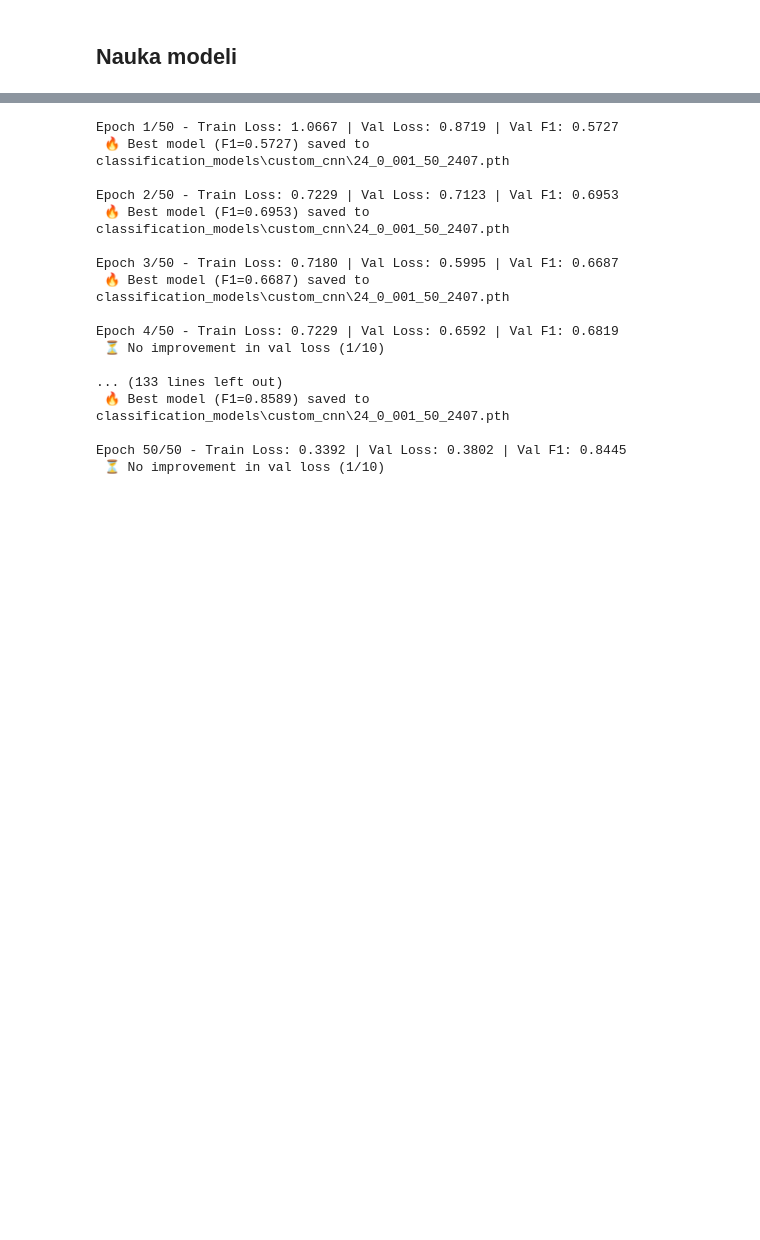
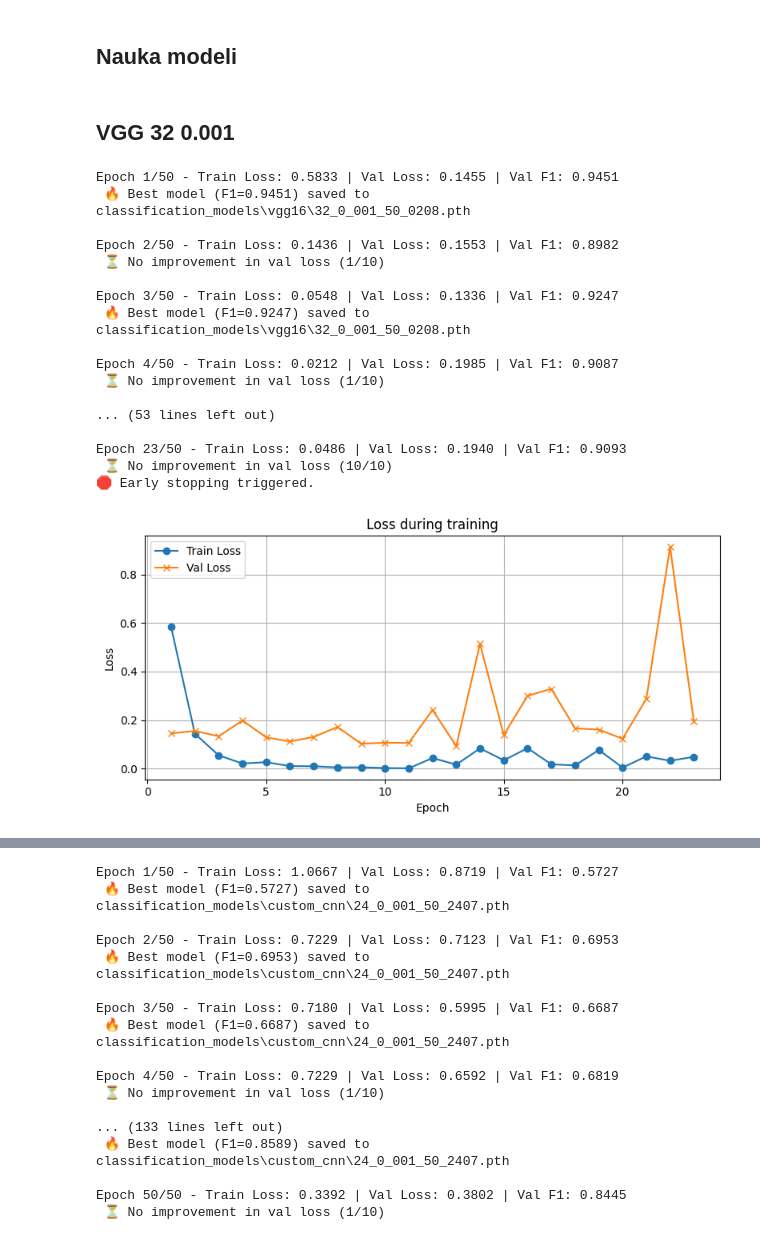
Before and after one commit to aleksandra0014/system-analizy-cytologicznej, a Jupyter notebook: classification/classification_models_train.ipynb, the cells around one changed output, grey strips where cells are left out. Cells and saved outputs as stored; diff of their text form; code cells hidden in the pictures; blank space fills up the shorter version.

```diff
--- a/classification/classification_models_train.ipynb
+++ b/classification/classification_models_train.ipynb
@@ -329,2 +22,26 @@ Fold 4 F1 Score: 0.8865
 # %% [markdown]
 ## Nauka modeli
+# %% [markdown]
+## VGG 32 0.001
+# %%
+classifier = CytologyClassifier(num_classes=3, lr=lr, architecture='vgg16', class_counts=class_counts)
+classifier.train(train_loader=train_loader, val_loader=val_loader, num_epochs=num_epochs, save_best_path=r'classification_models\vgg16\32_0_001_50_0208.pth')
+# %% [output]
+Epoch 1/50 - Train Loss: 0.5833 | Val Loss: 0.1455 | Val F1: 0.9451
+ 🔥 Best model (F1=0.9451) saved to classification_models\vgg16\32_0_001_50_0208.pth
+
+Epoch 2/50 - Train Loss: 0.1436 | Val Loss: 0.1553 | Val F1: 0.8982
+ ⏳ No improvement in val loss (1/10)
+
+Epoch 3/50 - Train Loss: 0.0548 | Val Loss: 0.1336 | Val F1: 0.9247
+ 🔥 Best model (F1=0.9247) saved to classification_models\vgg16\32_0_001_50_0208.pth
+
+Epoch 4/50 - Train Loss: 0.0212 | Val Loss: 0.1985 | Val F1: 0.9087
+ ⏳ No improvement in val loss (1/10)
+
+... (53 lines left out)
+
+Epoch 23/50 - Train Loss: 0.0486 | Val Loss: 0.1940 | Val F1: 0.9093
+ ⏳ No improvement in val loss (10/10)
+🛑 Early stopping triggered.
+[figure, added]
```
Also changed, not shown: parts of 20 cells of this notebook, 13 other files.
